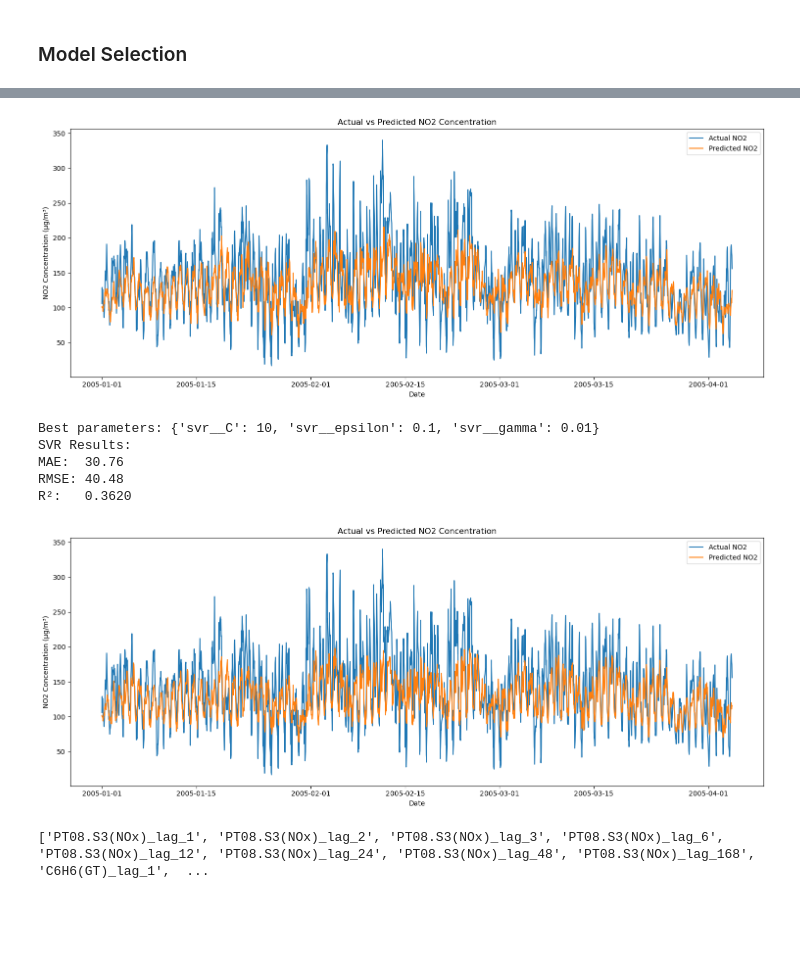
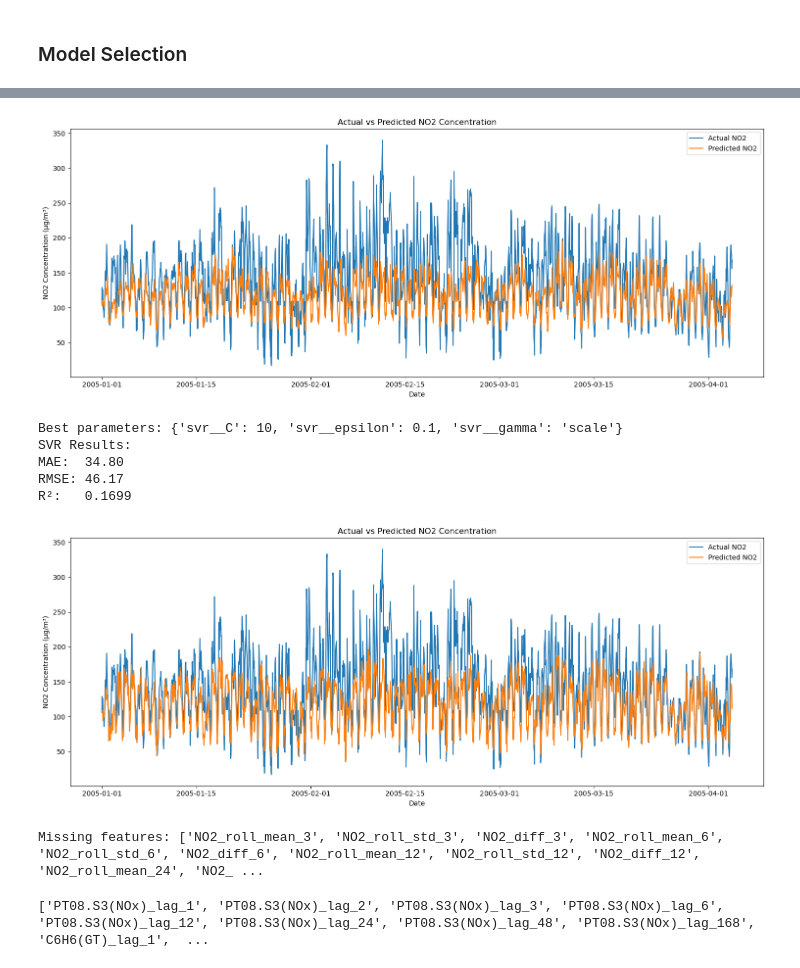
Before and after one commit to JacobL04/air-quality-prediction, a Jupyter notebook: notebooks/air_quality_analysis.ipynb, the cells around one changed output, grey strips where cells are left out. Saved outputs shown, nothing was run; the diff lists cells and outputs as text; code cells hidden in the pictures; blank space fills up the shorter version.

Commit message:
Model evaluation + feature importance

```diff
--- a/notebooks/air_quality_analysis.ipynb
+++ b/notebooks/air_quality_analysis.ipynb
@@ -443,0 +479,7 @@ No NaN was found
+# %%
+# One Year data, train on 2004 and test on 2005 (couple months in 2025)
+train = D[:"2004-12-31"]
+test = D["2005-01-01":]
+
+X_train_full, y_train_full = train.drop(columns=["NO2_t+1"]), train["NO2_t+1"]
+X_test_full, y_test_full = test.drop(columns=["NO2_t+1"]), test["NO2_t+1"]
@@ -542,19 +585,21 @@ X_test_scaled = scaler.transform(X_test)
 # %%
 # Linear Regression (Baseline Model)
 from sklearn.linear_model import LinearRegression
+from sklearn.metrics import mean_squared_error, mean_absolute_error, r2_score
+from sklearn.preprocessing import StandardScaler # Linear and SVR models
 
 # Fitting Model
 lr_model = LinearRegression()
-lr_model.fit(X_train_scaled, y_train)
+lr_model.fit(X_train_scaled, y_train_full)
 
 # Model Prediction
 lr_y_predict = lr_model.predict(X_test_scaled)
 
 # Evaluate Model
-mse = mean_squared_error(y_test, lr_y_predict)
+mse = mean_squared_error(y_test_full, lr_y_predict)
 rmse = np.sqrt(mse)
-mae = mean_absolute_error(y_test, lr_y_predict)
-r2 = r2_score(y_test, lr_y_predict)
+mae = mean_absolute_error(y_test_full, lr_y_predict)
+r2 = r2_score(y_test_full, lr_y_predict)
 
 print(f"Linear Regression Results:")
 print(f"MAE:  {mae:.2f}")
@@ -563,8 +608,8 @@ print(f"R²:   {r2:.4f}")
 
 # Most Recent:
 # Linear Regression Results:
-# MAE:  31.46
-# RMSE: 41.69
-# R²:   0.3233
+# MAE:  35.31
+# RMSE: 47.19
+# R²:   0.1329
 # %% [output]
 Linear Regression Results:
@@ -598,9 +620,9 @@ dtype: float64
 plt.figure(figsize=(15,6))
 
 # Actual NO2
-plt.plot(y_test.index, y_test, label="Actual NO2")
+plt.plot(y_test_full.index, y_test_full, label="Actual NO2")
 # Predicted NO2
-plt.plot(y_test.index, lr_y_predict, label="Predicted NO2")
+plt.plot(y_test_full.index, lr_y_predict, label="Predicted NO2")
 
 plt.xlabel("Date")
 plt.ylabel("NO2 Concentration (µg/m³)")
@@ -609,7 +631,7 @@ plt.legend()
 plt.tight_layout()
 plt.show()
 # %% [output]
-[figure, old version]
+[figure, new version]
 # %%
 # Support Vector Regression (SVR)
 from sklearn.svm import SVR
@@ -617,7 +639,6 @@ from sklearn.preprocessing import StandardScaler
 from sklearn.pipeline import make_pipeline
 from sklearn.model_selection import GridSearchCV
 
-############################################### SUGGESTIONS
 # Define hyperparameter grid
 param_grid = {
     "svr__C": [1, 10, 100],
@@ -630,28 +651,33 @@ svr_pipeline = make_pipeline(StandardScaler(), SVR(kernel='rbf'))
 
 # Grid search
 grid = GridSearchCV(svr_pipeline, param_grid, cv=3, scoring='neg_mean_squared_error')
-grid.fit(X_train, y_train)
+grid.fit(X_train_scaled, y_train_full)
 
 # Best model found
 print("Best parameters:", grid.best_params_)
 
 # Predict with the best model
-svr_y_predict = grid.predict(X_test)
-###############################################
+svr_y_predict = grid.predict(X_test_scaled)
 
 # Evaluate Model
-mse = mean_squared_error(y_test, svr_y_predict)
+mse = mean_squared_error(y_test_full, svr_y_predict)
 rmse = np.sqrt(mse)
-mae = mean_absolute_error(y_test, svr_y_predict)
-r2 = r2_score(y_test, svr_y_predict)
+mae = mean_absolute_error(y_test_full, svr_y_predict)
+r2 = r2_score(y_test_full, svr_y_predict)
 
 print(f"SVR Results:")
 print(f"MAE:  {mae:.2f}")
 print(f"RMSE: {rmse:.2f}")
 print(f"R²:   {r2:.4f}")
+
+# Best parameters: {'svr__C': 10, 'svr__epsilon': 0.1, 'svr__gamma': 'scale'}
+# SVR Results:
+# MAE:  34.80
+# RMSE: 46.17
+# R²:   0.1699
 # %% [output]
-Best parameters: {'svr__C': 10, 'svr__epsilon': 0.1, 'svr__gamma': 0.01}
+Best parameters: {'svr__C': 10, 'svr__epsilon': 0.1, 'svr__gamma': 'scale'}
 SVR Results:
-MAE:  30.76
-RMSE: 40.48
-R²:   0.3620
+MAE:  34.80
+RMSE: 46.17
+R²:   0.1699
@@ -664,17 +684,36 @@ R²:   0.3620
 # %%
 plt.figure(figsize=(15,6))
 
 # Actual NO2
-plt.plot(y_test.index, y_test, label="Actual NO2")
+plt.plot(y_test_full.index, y_test_full, label="Actual NO2")
 # Predicted NO2
-plt.plot(y_test.index, svr_y_predict, label="Predicted NO2")
+plt.plot(y_test_full.index, svr_y_predict, label="Predicted NO2")
 
 plt.xlabel("Date")
 plt.ylabel("NO2 Concentration (µg/m³)")
 plt.title("Actual vs Predicted NO2 Concentration")
 plt.legend()
 plt.tight_layout()
 plt.show()
 # %% [output]
-[figure, old version]
+[figure, new version]
+# %%
+#### IN TESTING
+# Generate rolling features for NO2(GT)
+for window in rolling_windows:
+    roll_mean = D["NO2(GT)"].shift(1).rolling(window).mean()
+    roll_std = D["NO2(GT)"].shift(1).rolling(window).std()
+    diff = D["NO2(GT)"].shift(1) - D["NO2(GT)"].shift(window)
+
+    roll_mean.name = f"NO2_roll_mean_{window}"
+    roll_std.name = f"NO2_roll_std_{window}"
+    diff.name = f"NO2_diff_{window}"
+
+    rolling_features.extend([roll_mean, roll_std, diff])
+####
+missing = [feat for feat in rf_features_all if feat not in D.columns]
+if missing:
+    print("Missing features:", missing)
+# %% [output]
+Missing features: ['NO2_roll_mean_3', 'NO2_roll_std_3', 'NO2_diff_3', 'NO2_roll_mean_6', 'NO2_roll_std_6', 'NO2_diff_6', 'NO2_roll_mean_12', 'NO2_roll_std_12', 'NO2_diff_12', 'NO2_roll_mean_24', 'NO2_ ...
 # %%
```
Also changed, not shown: parts of 31 cells of this notebook.
